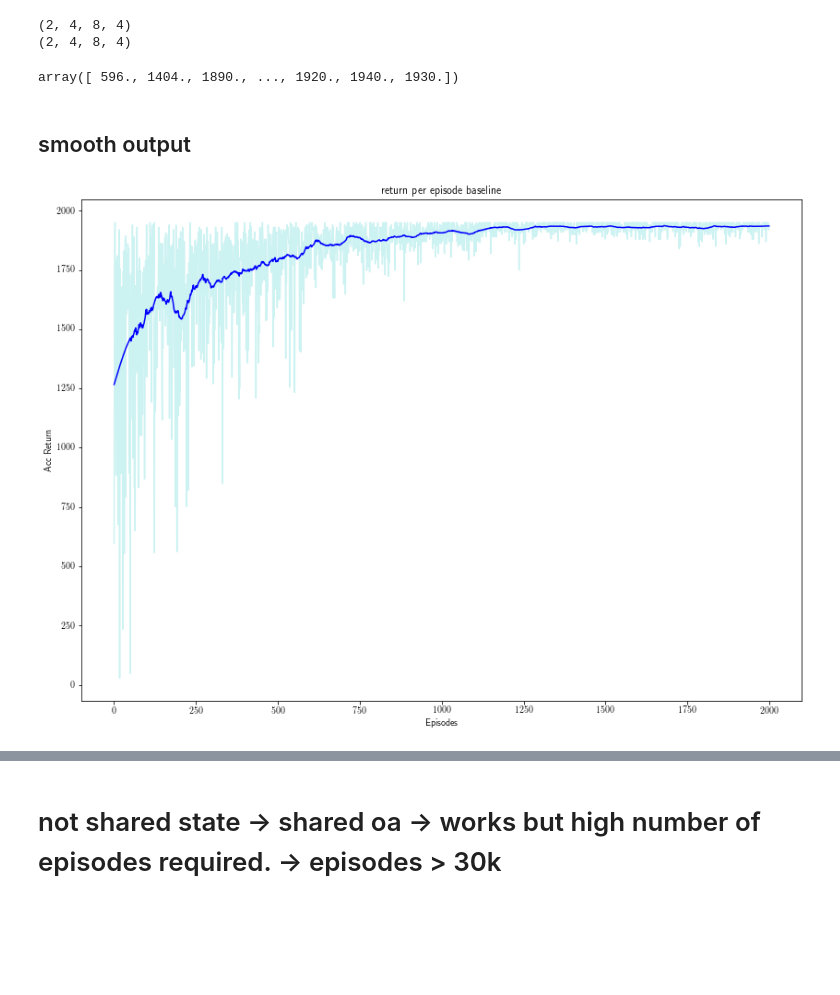
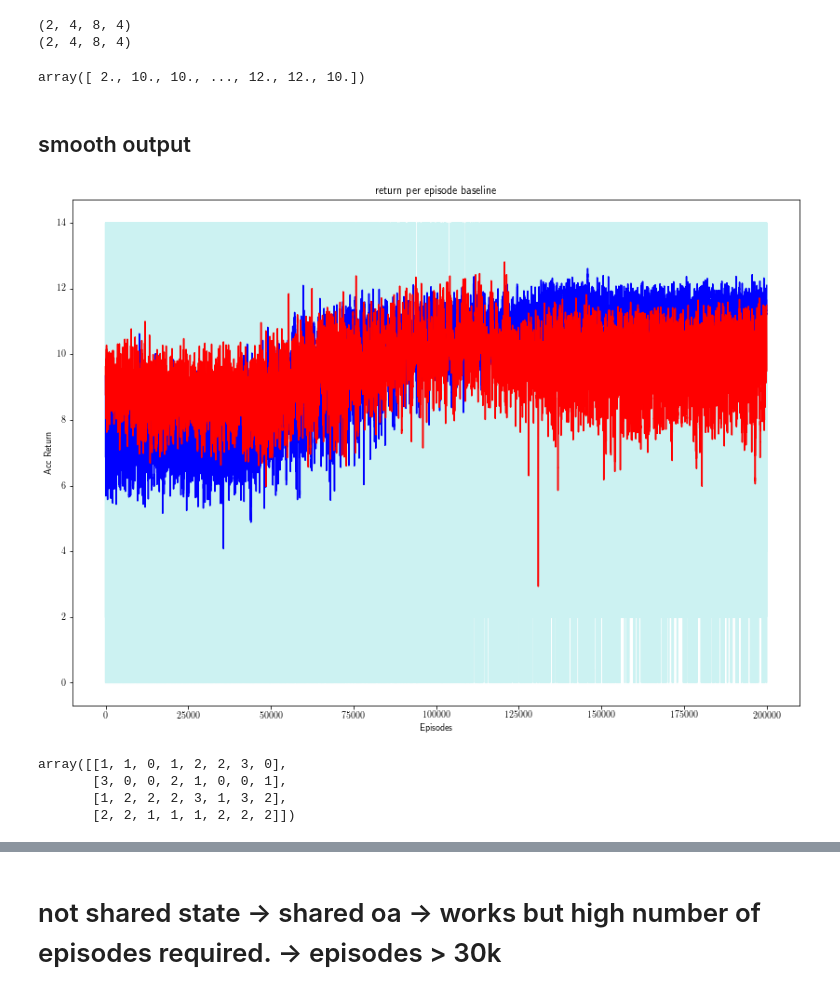
Before and after one commit to IngyN/macsrl, a Jupyter notebook: shared_oa_ex3.ipynb, the cells around one changed output, grey strips where cells are left out. Saved outputs shown, nothing was run; the diff lists cells and outputs as text; code cells hidden in the pictures; blank space fills up the shorter version.

```diff
--- a/shared_oa_ex3.ipynb
+++ b/shared_oa_ex3.ipynb
@@ -106,7 +105,7 @@ mcsrl.shape
 # %% [markdown]
 # Baseline code
 # %%
-qval_base, ep_returns_base = mcsrl.combined_qlearning_noshaping(T=200, K=2000)
+qval_base, ep_returns_base = mcsrl.combined_qlearning_noshaping(T=200, K=150000)
 # %% [output]
 (2, 4, 8, 4)
 (2, 4, 8, 4)
@@ -119,23 +118,31 @@ from scipy.signal import savgol_filter
 # %%
 ep_returns_base[:,0]
 # %% [output]
-array([ 596., 1404., 1890., ..., 1920., 1940., 1930.])
+array([ 2., 10., 10., ..., 12., 12., 10.])
 # %% [markdown]
 ## smooth output
 # %%
 plt.figure(figsize=(14, 10))
 plt.plot( ep_returns_base[:,0], color='c', label='agent 0', alpha=0.2)
 yhat = savgol_filter(ep_returns_base[:,0], 101, 3) # window size 101, polynomial order 3
 yhat2 = savgol_filter(ep_returns_base[:,1], 101, 3)
 plt.plot(yhat, color='b', label='smooth')
+plt.plot(yhat2, color='r', label='smooth')
 # plt.plot(yhat2, color='g', label='smooth2')
 # plt.plot(np.arange(0, ep_returns.shape[0]), ep_returns[:,1], color='g',  label='agent 1')
 
 # Naming the x-axis, y-axis and the whole graph
 plt.xlabel("Episodes")
 plt.ylabel("Acc Return")
 plt.title("return per episode baseline")
 
 np.savetxt('shared_oa_ex3_returns_base.csv', ep_returns_base, delimiter=',')
 # %% [output]
-[figure, old version]
+[figure, new version]
+# %%
+policies_b[0]
+# %% [output]
+array([[1, 1, 0, 1, 2, 2, 3, 0],
+       [3, 0, 0, 2, 1, 0, 0, 1],
+       [1, 2, 2, 2, 3, 1, 3, 2],
+       [2, 2, 1, 1, 1, 2, 2, 2]])
```
Also changed, not shown: parts of 15 cells of this notebook, 58 other files.
